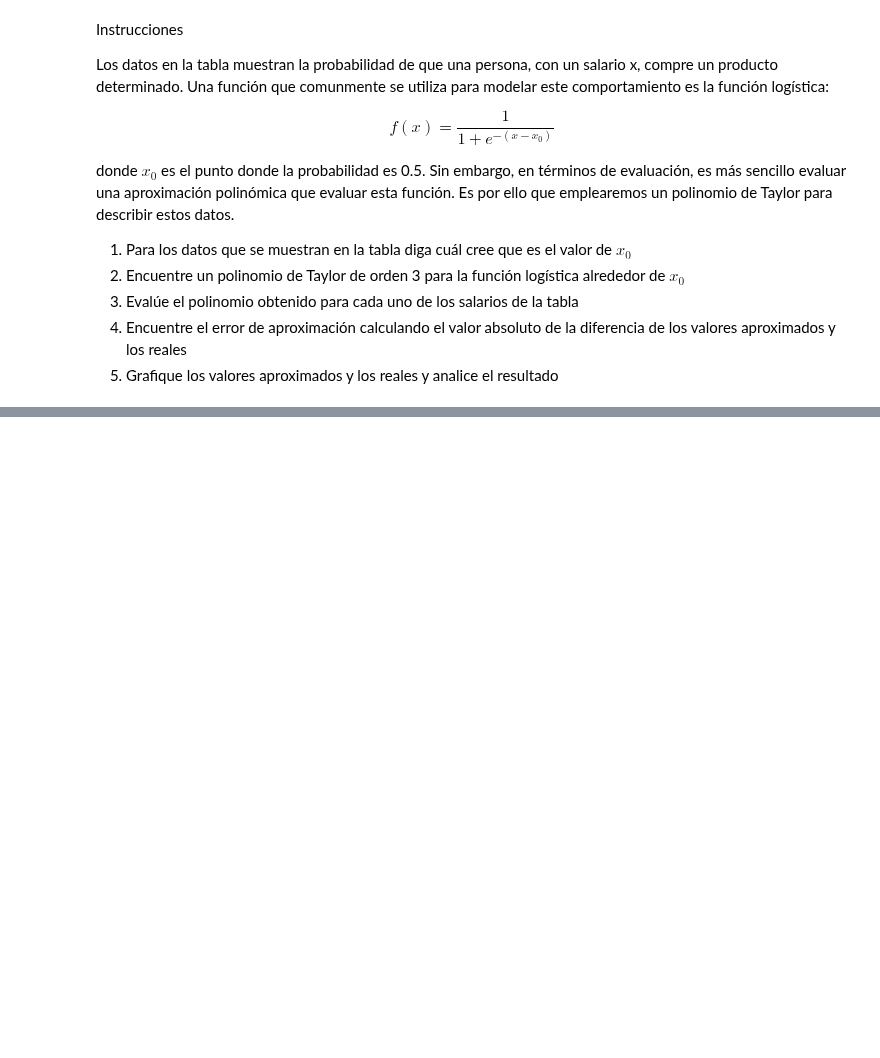
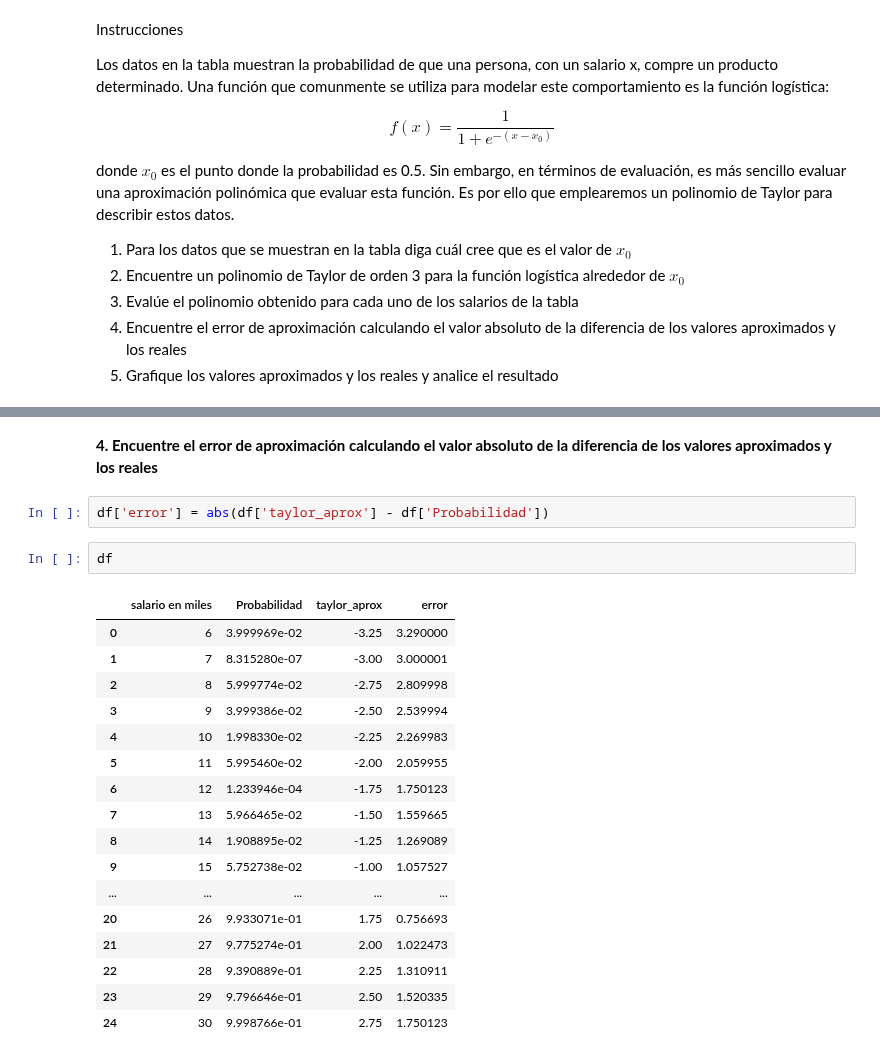
Before and after one commit to AminadabC/MIAAD, a Jupyter notebook: Matematicas/Actividad_Taylor.ipynb, the cells around one changed output, grey strips where cells are left out. Saved outputs shown, nothing was run; the diff lists cells and outputs as text; blank space fills up the shorter version.

```diff
--- a/Matematicas/Actividad_Taylor.ipynb
+++ b/Matematicas/Actividad_Taylor.ipynb
@@ -47,0 +95,24 @@ print(df)
+# %% [markdown]
+**4. Encuentre el error de aproximación calculando el valor absoluto de la diferencia de los valores aproximados y los reales**
+# %%
+df['error'] = abs(df['taylor_aprox'] - df['Probabilidad'])
+# %%
+df
+# %% [output]
+|  | salario en miles | Probabilidad | taylor_aprox | error |
+| 0 | 6 | 3.999969e-02 | -3.25 | 3.290000 |
+| 1 | 7 | 8.315280e-07 | -3.00 | 3.000001 |
+| 2 | 8 | 5.999774e-02 | -2.75 | 2.809998 |
+| 3 | 9 | 3.999386e-02 | -2.50 | 2.539994 |
+| 4 | 10 | 1.998330e-02 | -2.25 | 2.269983 |
+| 5 | 11 | 5.995460e-02 | -2.00 | 2.059955 |
+| 6 | 12 | 1.233946e-04 | -1.75 | 1.750123 |
+| 7 | 13 | 5.966465e-02 | -1.50 | 1.559665 |
+| 8 | 14 | 1.908895e-02 | -1.25 | 1.269089 |
+| 9 | 15 | 5.752738e-02 | -1.00 | 1.057527 |
+| ... | ... | ... | ... | ... |
+| 20 | 26 | 9.933071e-01 | 1.75 | 0.756693 |
+| 21 | 27 | 9.775274e-01 | 2.00 | 1.022473 |
+| 22 | 28 | 9.390889e-01 | 2.25 | 1.310911 |
+| 23 | 29 | 9.796646e-01 | 2.50 | 1.520335 |
+| 24 | 30 | 9.998766e-01 | 2.75 | 1.750123 |
```
Also changed, not shown: parts of 10 cells of this notebook.
